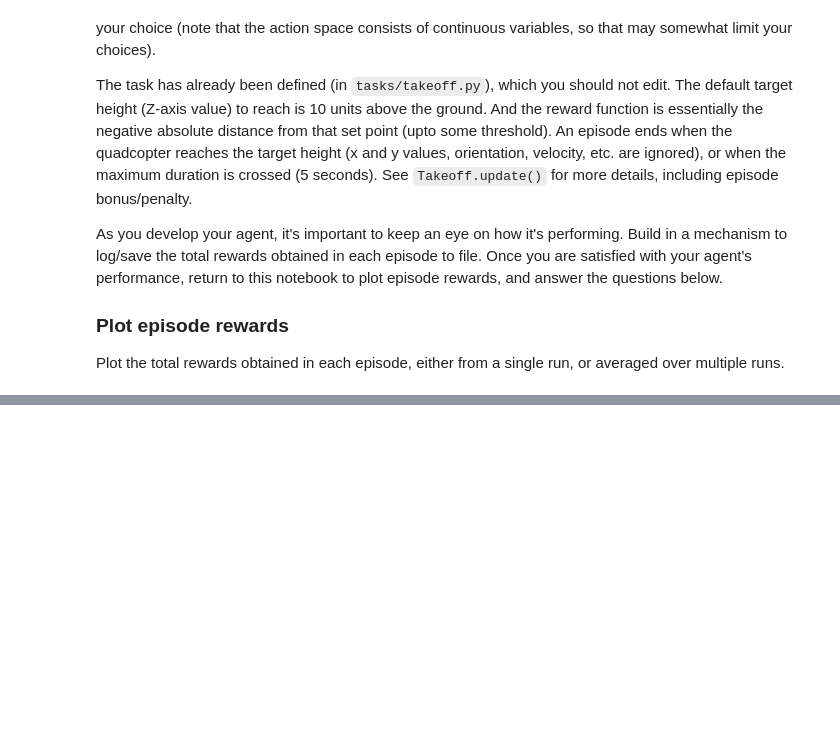
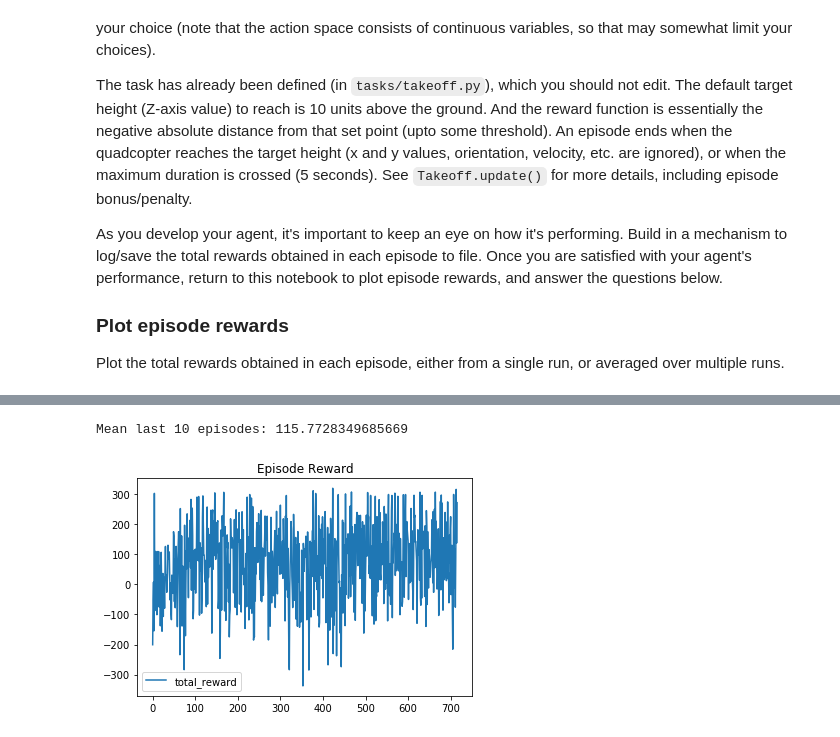
Before and after one commit to hoangchunghien/rl-quadcopter, a Jupyter notebook: quad_controller_rl/notebooks/RL-Quadcopter.ipynb, the cells around one changed output, grey strips where cells are left out. Drawn from its saved outputs; the diff is of its cells as text; code cells hidden in the pictures; blank space fills up the shorter version.

Commit message:
finish last task

```diff
--- a/quad_controller_rl/notebooks/RL-Quadcopter.ipynb
+++ b/quad_controller_rl/notebooks/RL-Quadcopter.ipynb
@@ -208,3 +228,11 @@ As before, plot the episode rewards, either from a single run, or averaged over
+# %%
+# TODO: Read and plot episode rewards
+df_stats = pd.read_csv('../out/stats_hover.csv')
+df_stats[['total_reward']].plot(title='Episode Reward')
+print('Mean last 10 episodes: {}'.format(df_stats['total_reward'][-10:].mean()))
+# %% [output]
+Mean last 10 episodes: 115.7728349685669
+[figure, added]
 # %% [markdown]
 ## Task 3: Landing
 
```
Also changed, not shown: parts of 12 cells of this notebook, 5 other files.
